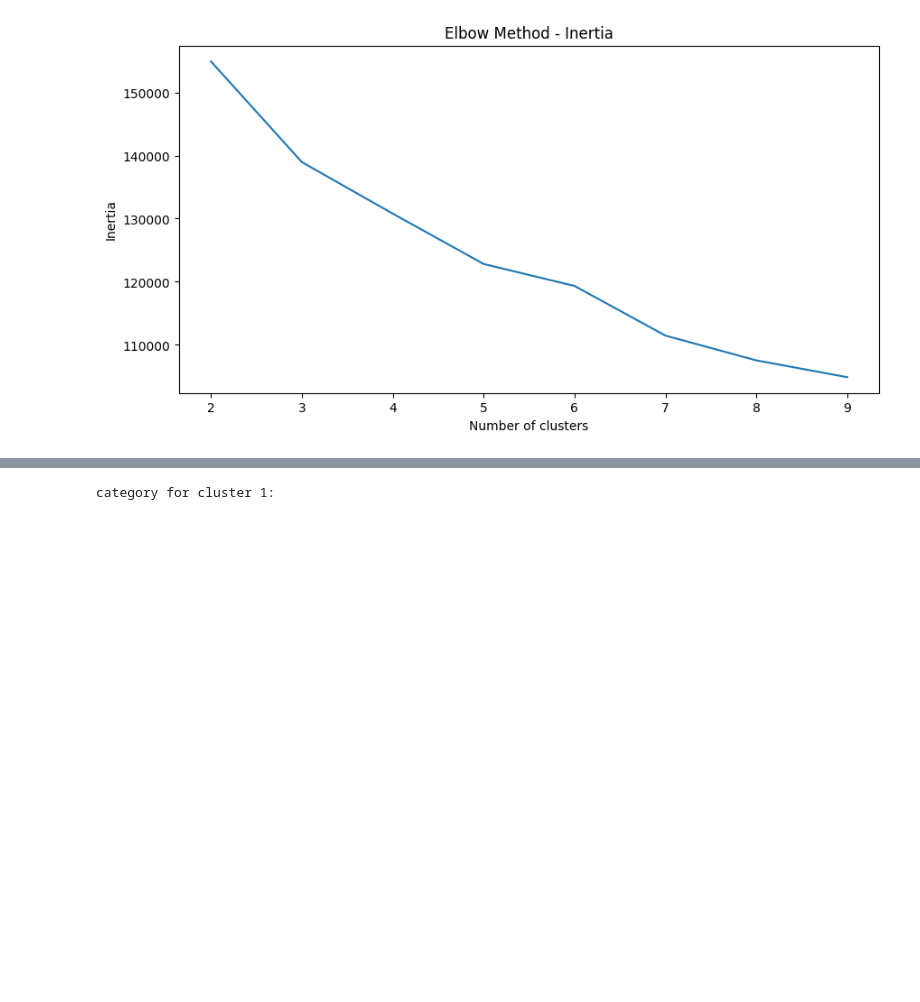
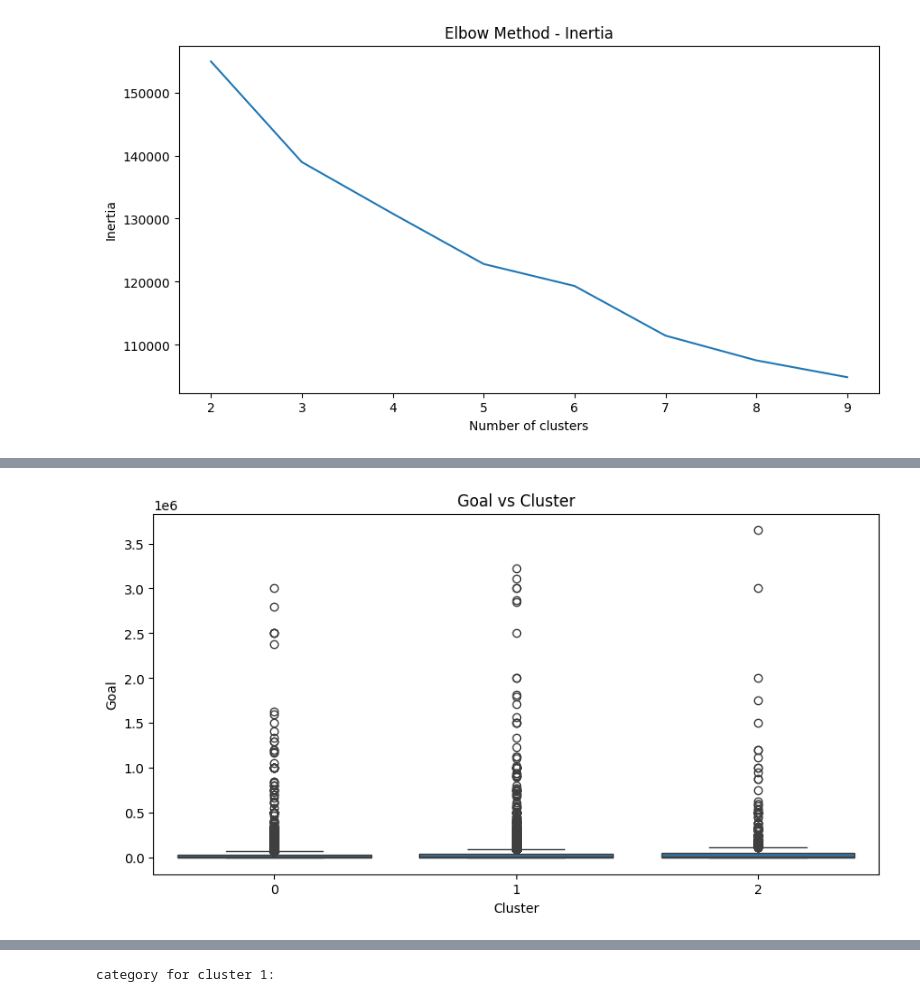
Before and after one commit to yiyiyang81/insy662-individual-project, a Jupyter notebook: model/unsupervised.ipynb, the cells around one changed output, grey strips where cells are left out. Saved outputs shown, nothing was run; the diff lists cells and outputs as text; code cells hidden in the pictures; blank space fills up the shorter version.

```diff
--- a/model/unsupervised.ipynb
+++ b/model/unsupervised.ipynb
@@ -411,0 +472,15 @@ plt.show()
+# %%
+country_col_names = [col for col in k_means_res.columns if col.startswith('category_')]
+country_cols = k_means_res[country_col_names]
+k_means_res.drop(country_col_names,axis=1,inplace=True)
+k_means_res['category'] = country_cols.idxmax(axis=1).apply(lambda x: x.replace("category_",""))
+# %%
+# distribution of goal of each cluster
+plt.figure(figsize=(10,5))
+sns.boxplot(x='cluster',y='goal',data=k_means_res)
+plt.title('Goal vs Cluster')
+plt.xlabel('Cluster')
+plt.ylabel('Goal')
+plt.show()
+# %% [output]
+[figure, added]
```
Also changed, not shown: parts of 18 cells of this notebook.
